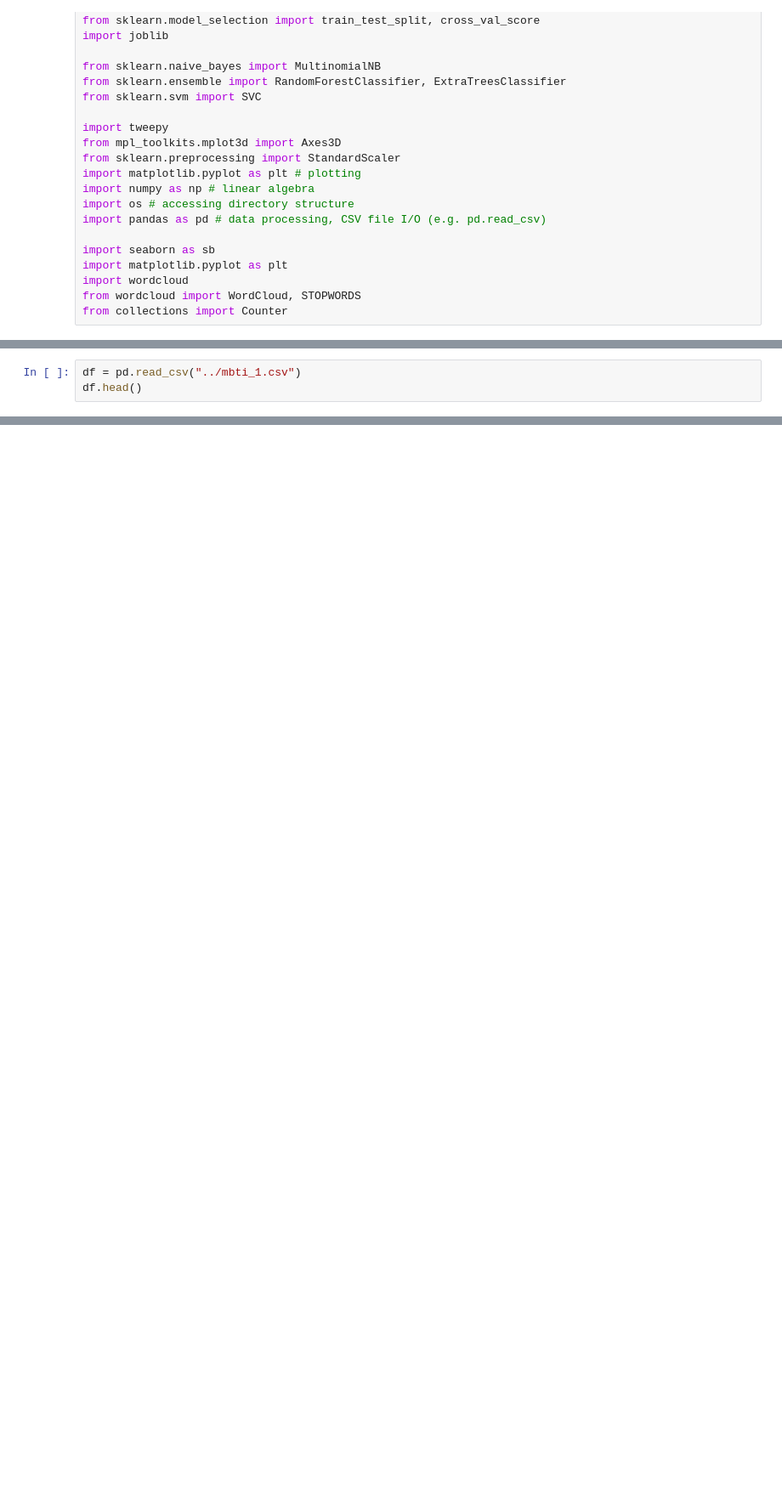
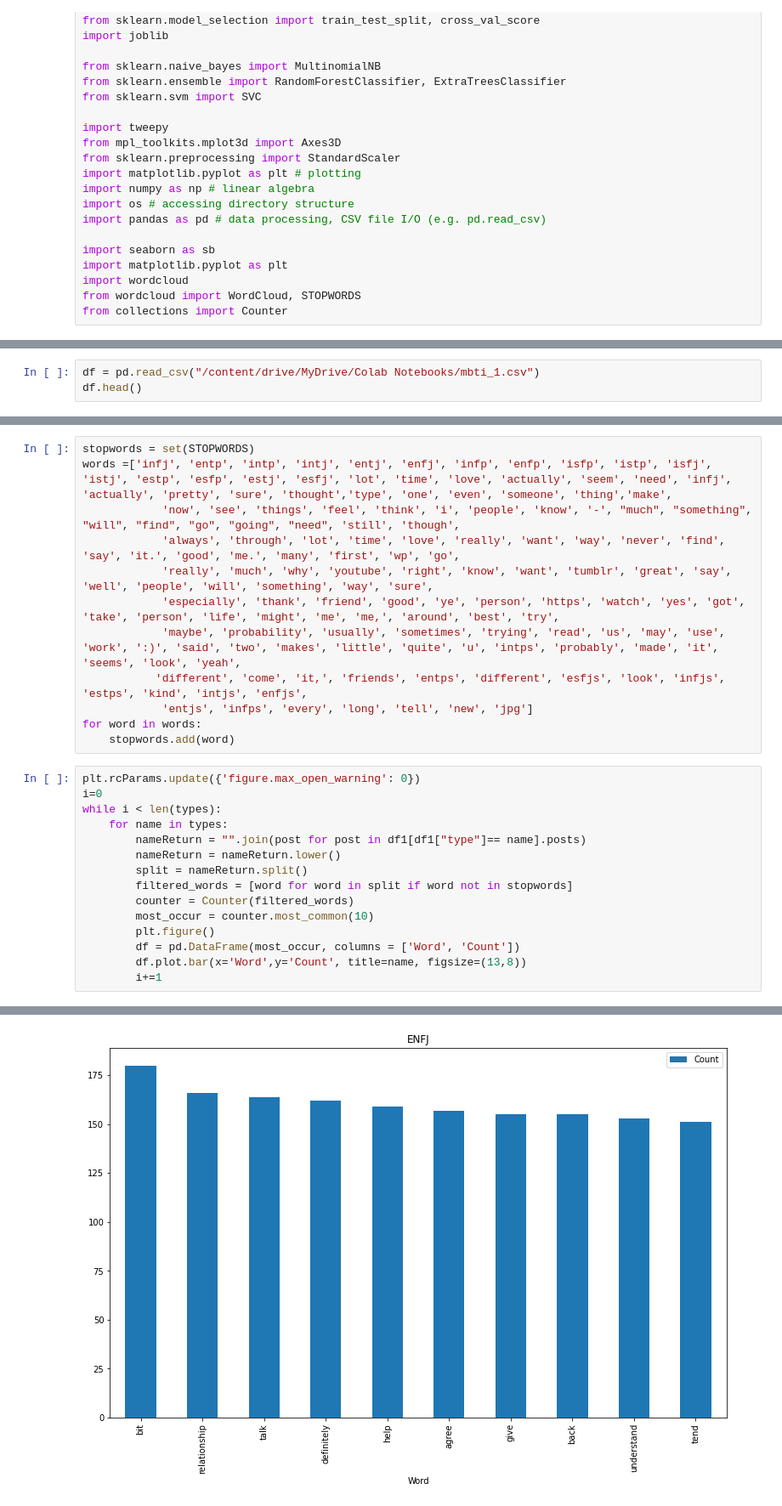
Before and after one commit to Charlotteeeeeeeeee0622/MBTI, a Jupyter notebook: mbti.ipynb, the cells around one changed output, grey strips where cells are left out. Shown at 85% size. Cells and saved outputs as stored; diff of their text form; blank space fills up the shorter version.

```diff
--- a/mbti.ipynb
+++ b/mbti.ipynb
@@ -39,3 +44,3 @@ from collections import Counter
 # %%
-df = pd.read_csv("../mbti_1.csv")
+df = pd.read_csv("/content/drive/MyDrive/Colab Notebooks/mbti_1.csv")
 df.head()
@@ -88,0 +147,28 @@ for i in df1['type'].unique():
+# %%
+stopwords = set(STOPWORDS)
+words =['infj', 'entp', 'intp', 'intj', 'entj', 'enfj', 'infp', 'enfp', 'isfp', 'istp', 'isfj', 'istj', 'estp', 'esfp', 'estj', 'esfj', 'lot', 'time', 'love', 'actually', 'seem', 'need', 'infj', 'actually', 'pretty', 'sure', 'thought','type', 'one', 'even', 'someone', 'thing','make',
+            'now', 'see', 'things', 'feel', 'think', 'i', 'people', 'know', '-', "much", "something", "will", "find", "go", "going", "need", 'still', 'though',
+            'always', 'through', 'lot', 'time', 'love', 'really', 'want', 'way', 'never', 'find', 'say', 'it.', 'good', 'me.', 'many', 'first', 'wp', 'go',
+            'really', 'much', 'why', 'youtube', 'right', 'know', 'want', 'tumblr', 'great', 'say', 'well', 'people', 'will', 'something', 'way', 'sure',
+            'especially', 'thank', 'friend', 'good', 'ye', 'person', 'https', 'watch', 'yes', 'got', 'take', 'person', 'life', 'might', 'me', 'me,', 'around', 'best', 'try',
+            'maybe', 'probability', 'usually', 'sometimes', 'trying', 'read', 'us', 'may', 'use', 'work', ':)', 'said', 'two', 'makes', 'little', 'quite', 'u', 'intps', 'probably', 'made', 'it', 'seems', 'look', 'yeah',
+           'different', 'come', 'it,', 'friends', 'entps', 'different', 'esfjs', 'look', 'infjs', 'estps', 'kind', 'intjs', 'enfjs',
+            'entjs', 'infps', 'every', 'long', 'tell', 'new', 'jpg']
+for word in words:
+    stopwords.add(word)
+# %%
+plt.rcParams.update({'figure.max_open_warning': 0})
+i=0
+while i < len(types):
+    for name in types:
+        nameReturn = "".join(post for post in df1[df1["type"]== name].posts)
+        nameReturn = nameReturn.lower()
+        split = nameReturn.split()
+        filtered_words = [word for word in split if word not in stopwords]
+        counter = Counter(filtered_words)
+        most_occur = counter.most_common(10)
+        plt.figure()
+        df = pd.DataFrame(most_occur, columns = ['Word', 'Count'])
+        df.plot.bar(x='Word',y='Count', title=name, figsize=(13,8))
+        i+=1
+# %% [output]
@@ -88,0 +176 @@ for i in df1['type'].unique():
+[figure, added]
```
Also changed, not shown: parts of 11 cells of this notebook.
